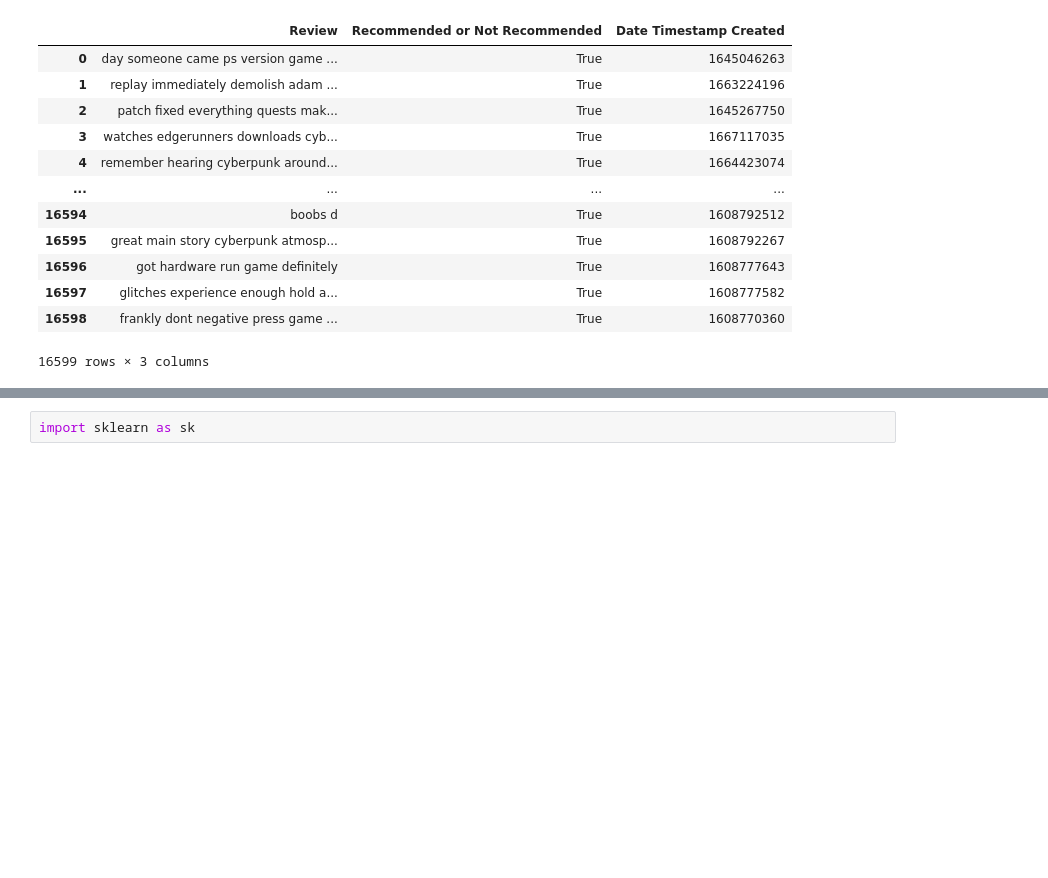
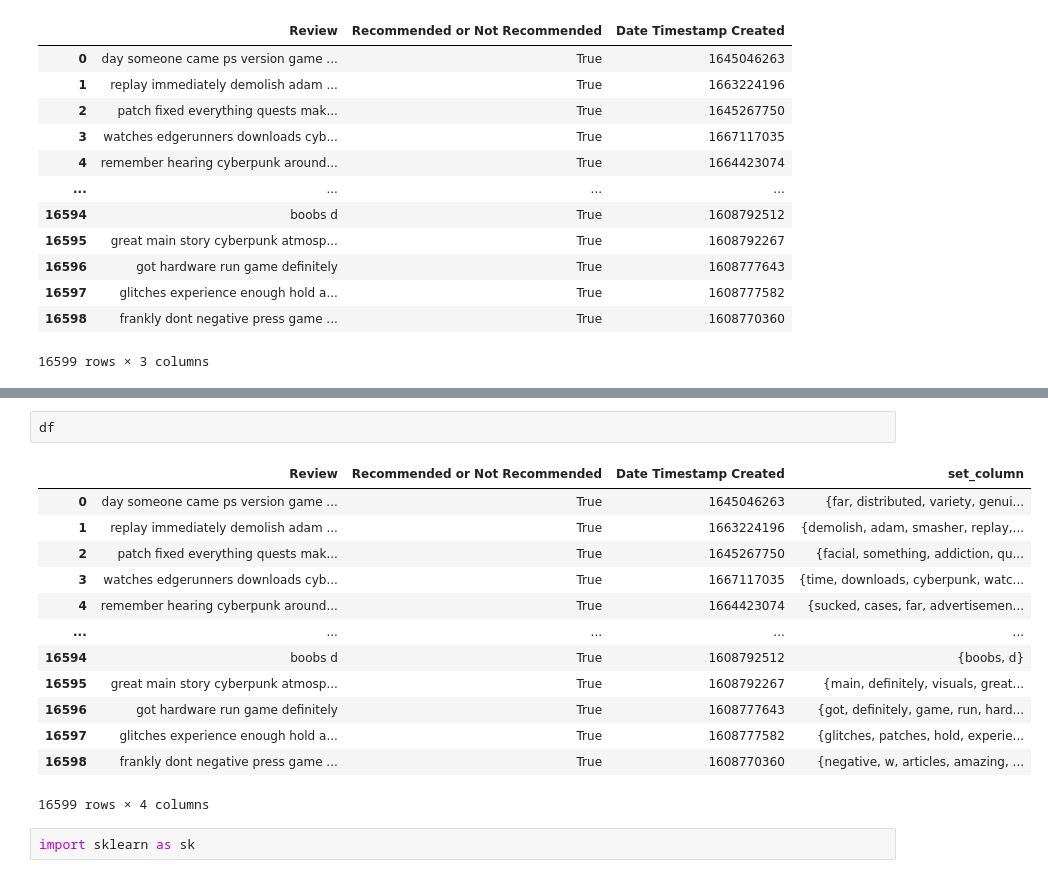
Before and after one commit to nogibjj/NLP-CP2077-Sentiment-Analysis, a Jupyter notebook: B_Data_Cleaning/cleaning.ipynb, the cells around one changed output, grey strips where cells are left out. Drawn from its saved outputs; the diff is of its cells as text; blank space fills up the shorter version.

```diff
--- a/B_Data_Cleaning/cleaning.ipynb
+++ b/B_Data_Cleaning/cleaning.ipynb
@@ -138,4 +138,20 @@ df
 16599 rows × 4 columns
+# %%
+df
+# %% [output]
+|  | Review | Recommended or Not Recommended | Date Timestamp Created | set_column |
+| 0 | day someone came ps version game ... | True | 1645046263 | {far, distributed, variety, genui... |
+| 1 | replay immediately demolish adam ... | True | 1663224196 | {demolish, adam, smasher, replay,... |
+| 2 | patch fixed everything quests mak... | True | 1645267750 | {facial, something, addiction, qu... |
+| 3 | watches edgerunners downloads cyb... | True | 1667117035 | {time, downloads, cyberpunk, watc... |
+| 4 | remember hearing cyberpunk around... | True | 1664423074 | {sucked, cases, far, advertisemen... |
+| ... | ... | ... | ... | ... |
+| 16594 | boobs d | True | 1608792512 | {boobs, d} |
+| 16595 | great main story cyberpunk atmosp... | True | 1608792267 | {main, definitely, visuals, great... |
+| 16596 | got hardware run game definitely | True | 1608777643 | {got, definitely, game, run, hard... |
+| 16597 | glitches experience enough hold a... | True | 1608777582 | {glitches, patches, hold, experie... |
+| 16598 | frankly dont negative press game ... | True | 1608770360 | {negative, w, articles, amazing, ... |
+16599 rows × 4 columns
 # %%
 import sklearn as sk
 # %%
```
Also changed, not shown: parts of 7 cells of this notebook.
